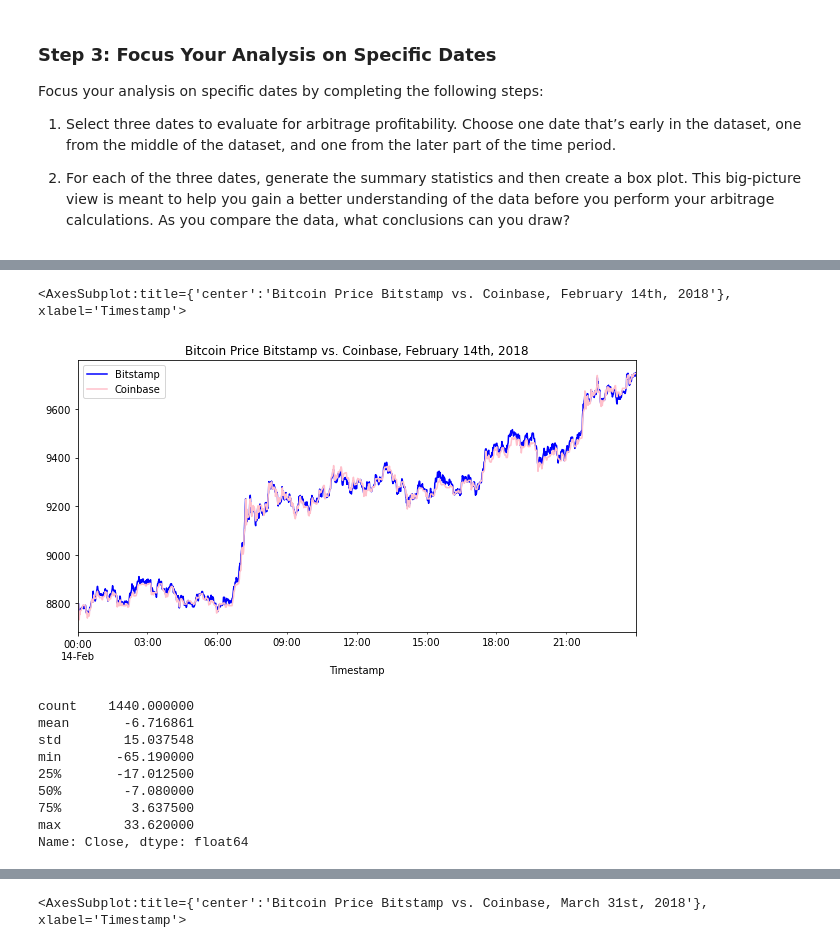
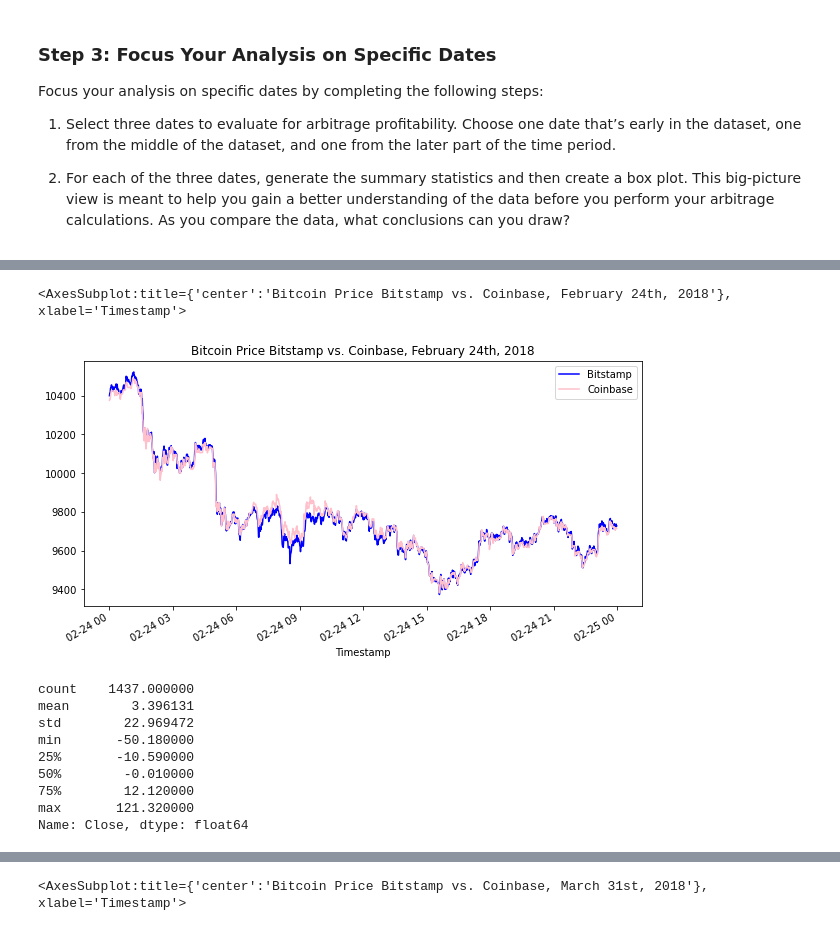
Before and after one commit to Rishi-Prasadha/RICE-FINTECH-03_Challenge, a Jupyter notebook: Starter_Code-4/crypto_arbitrage.ipynb, the cells around one changed output, grey strips where cells are left out. Saved outputs shown, nothing was run; the diff lists cells and outputs as text; code cells hidden in the pictures.

```diff
--- a/Starter_Code-4/crypto_arbitrage.ipynb
+++ b/Starter_Code-4/crypto_arbitrage.ipynb
@@ -327,28 +326,28 @@ arbitrage_spread_early.plot(kind='box')
 # %%
 # Create an overlay plot that visualizes the two dataframes over a period of one day from the middle of the dataset.
 # Be sure that the plots include the parameters `legend`, `figsize`, `title`, `color` and `label`
 
-bitstamp.loc["2018-02-14", "Close"].plot(legend=True, figsize=(10,5), title="Bitcoin Price Bitstamp vs. Coinbase, February 14th, 2018", color="b", label="Bitstamp")
-coinbase.loc["2018-02-14", "Close"].plot(legend=True, figsize=(10,5), color="pink", label="Coinbase")
+bitstamp.loc["2018-02-24", "Close"].plot(legend=True, figsize=(10,5), title="Bitcoin Price Bitstamp vs. Coinbase, February 24th, 2018", color="b", label="Bitstamp")
+coinbase.loc["2018-02-24", "Close"].plot(legend=True, figsize=(10,5), color="pink", label="Coinbase")
 # %% [output]
-<AxesSubplot:title={'center':'Bitcoin Price Bitstamp vs. Coinbase, February 14th, 2018'}, xlabel='Timestamp'>
+<AxesSubplot:title={'center':'Bitcoin Price Bitstamp vs. Coinbase, February 24th, 2018'}, xlabel='Timestamp'>
-[figure, old version]
+[figure, new version]
 # %%
 # Using the date in the middle that you have selected, calculate the arbitrage spread
 # by subtracting the bitstamp lower closing prices from the coinbase higher closing prices
-arbitrage_spread_middle = coinbase.loc["2018-02-14", "Close"] - bitstamp.loc["2018-02-14", "Close"]
+arbitrage_spread_middle = coinbase.loc["2018-02-24", "Close"] - bitstamp.loc["2018-02-24", "Close"]
 
 # Generate summary statistics
 arbitrage_spread_middle.describe()
 # %% [output]
-count    1440.000000
-mean       -6.716861
-std        15.037548
-min       -65.190000
-25%       -17.012500
-50%        -7.080000
-75%         3.637500
-max        33.620000
+count    1437.000000
+mean        3.396131
+std        22.969472
+min       -50.180000
+25%       -10.590000
+50%        -0.010000
+75%        12.120000
+max       121.320000
 Name: Close, dtype: float64
 # %%
 # Visualize the arbitrage spread from the middle of the dataset in a box plot
```
Also changed, not shown: parts of 44 cells of this notebook, 1 other file.
